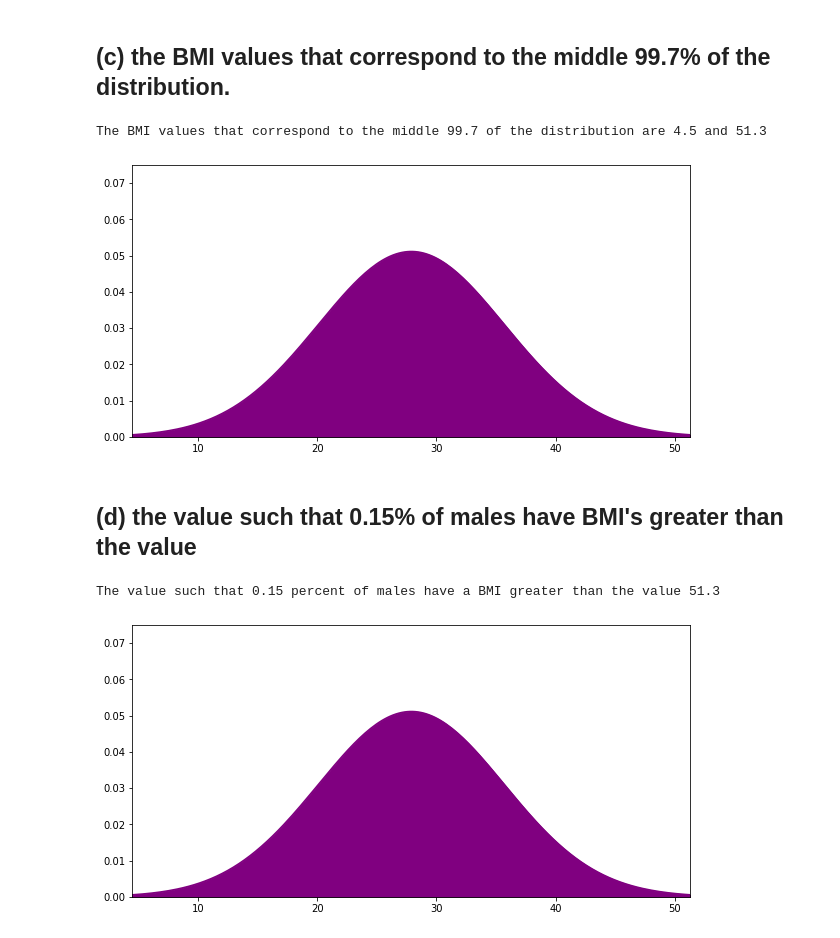
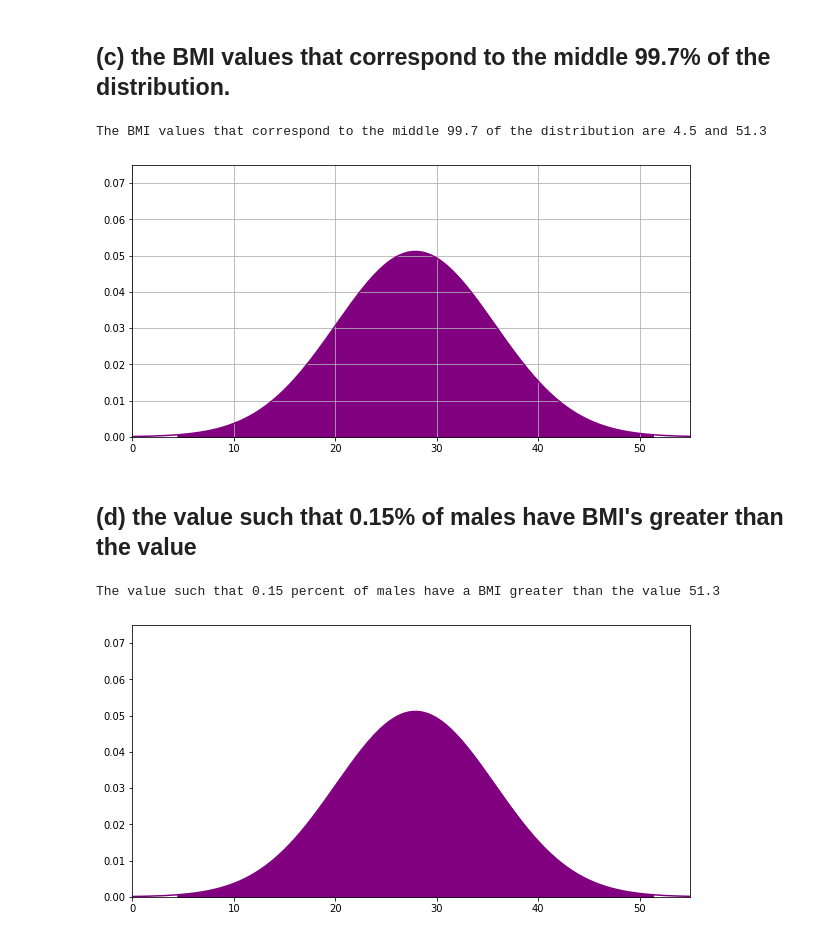
Before and after one commit to janroddy/normal-distribution-ws, a Jupyter notebook: full-code-normal-dist-ws.ipynb, the cells around one changed output. Cells and saved outputs as stored; diff of their text form; code cells hidden in the pictures.

```diff
--- a/full-code-normal-dist-ws.ipynb
+++ b/full-code-normal-dist-ws.ipynb
@@ -740,8 +740,8 @@ import numpy as np
 from scipy.stats import norm
 
 
-x_min = 4.5 - .0015 * 7.8 #27.9 - 7.8 * 3
-x_max = 51.3 + .0015 * 7.8 #27.9 + 7.8 * 3
+x_min = 0 #27.9 - 7.8 * 3
+x_max = 55 #27.9 + 7.8 * 3
 
 #STUDENT PART fill in valiues
 mean = 27.9
@@ -752,35 +752,35 @@ x_high = (3 * 7.8) + 27.9
 
 
 #output z-score to the console
 print ( "The BMI values that correspond to the middle 99.7 of the distribution are %.1f and %.1f " % (x_low, x_high))
 
 
 
 # Plots normal distribution curve
 x = np.linspace(x_min, x_max, 200)
 y = norm.pdf(x, mean, std_dev)
 plt.plot(x,y, color='purple')
-#plt.grid()
+plt.grid()
 plt.xlim(x_min,x_max)
 plt.ylim(0,.075)
 
 
 # Shades the portion of the plot under the curve STUDENT PART
 start_pt = x_low
 end_pt = x_high
 
 plt.plot([start_pt ,start_pt ],[0.0,norm.pdf(start_pt, mean, std_dev)], color='purple')
 plt.plot([end_pt ,end_pt ],[0.0,norm.pdf(end_pt, mean, std_dev)], color='purple')
 
 ptx = np.linspace(start_pt, end_pt, 200)
 pty = norm.pdf(ptx,mean,std_dev)
 
 plt.fill_between(ptx, pty, color='purple', alpha='1.0')
 plt.rcParams['figure.figsize'] = [10, 5]
 plt.show()
 # %% [output]
 The BMI values that correspond to the middle 99.7 of the distribution are 4.5 and 51.3
-[figure, old version]
+[figure, new version]
 # %% [markdown]
 ## (d) the value such that 0.15% of males have BMI's greater than the value
 # %%
@@ -789,8 +789,8 @@ import numpy as np
 from scipy.stats import norm
 
 
-x_min = 4.5 - .0015 * 7.8#27.9 - 7.8 * 3 + .0015 * 7.8
-x_max = 51.3 + .0015 * 7.8 #27.9 + 7.8 * 3
+x_min = 0
+x_max = 55
 
 #STUDENT PART fill in valiues
 mean = 27.9
@@ -814,8 +814,8 @@ plt.ylim(0,.075)
 
 
 # Shades the portion of the plot under the curve STUDENT PART
-start_pt = .997
-end_pt = x_high
+start_pt = x_low
+end_pt = x_value
 plt.plot([start_pt ,start_pt ],[0.0,norm.pdf(start_pt, mean, std_dev)], color='purple')
 plt.plot([end_pt ,end_pt ],[0.0,norm.pdf(end_pt, mean, std_dev)], color='purple')
 
@@ -827,4 +827,4 @@ plt.rcParams['figure.figsize'] = [10, 5]
 plt.show()
 # %% [output]
 The value such that 0.15 percent of males have a BMI greater than the value 51.3
-[figure, old version]
+[figure, new version]
```
Also changed, not shown: parts of 2 cells of this notebook, 1 other file.
